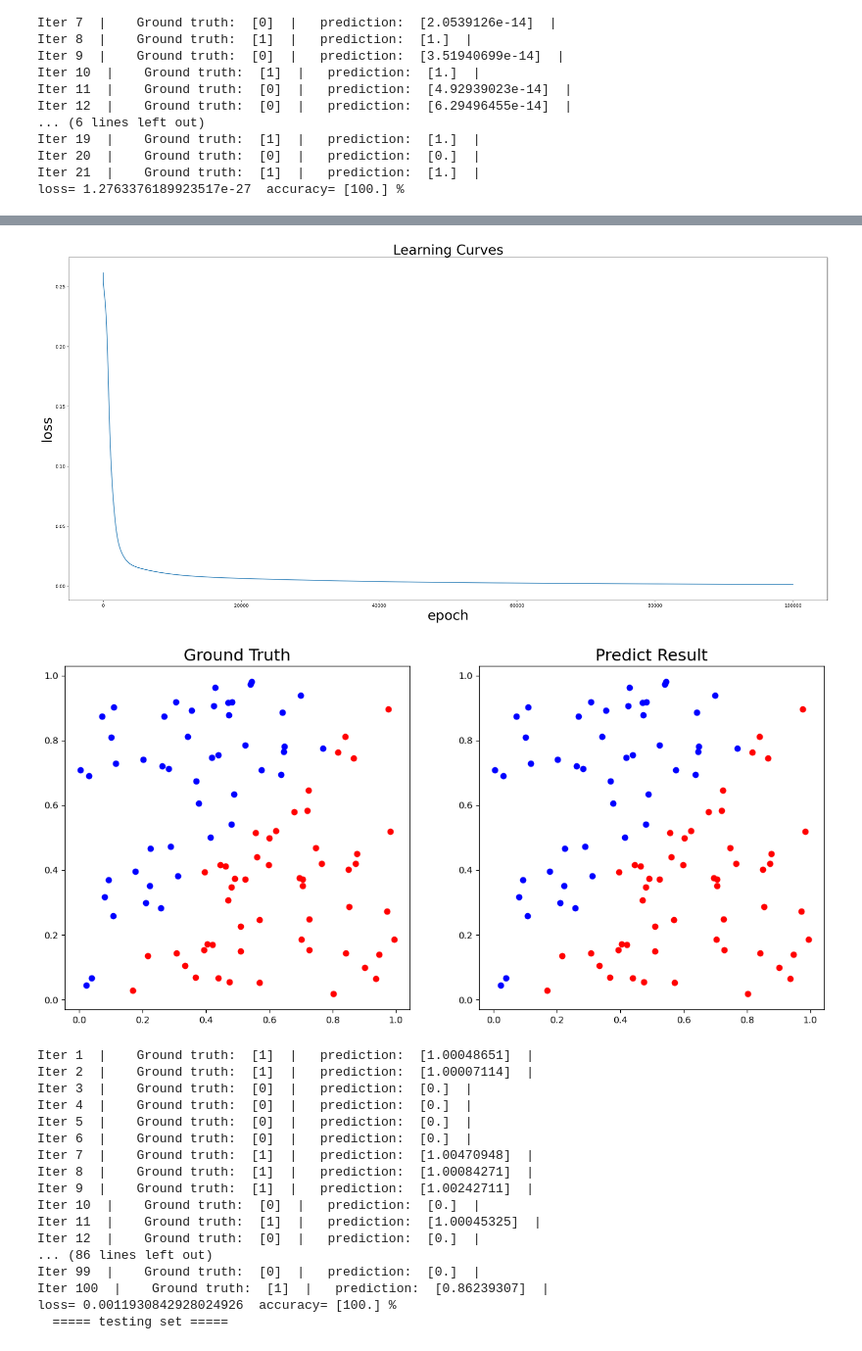
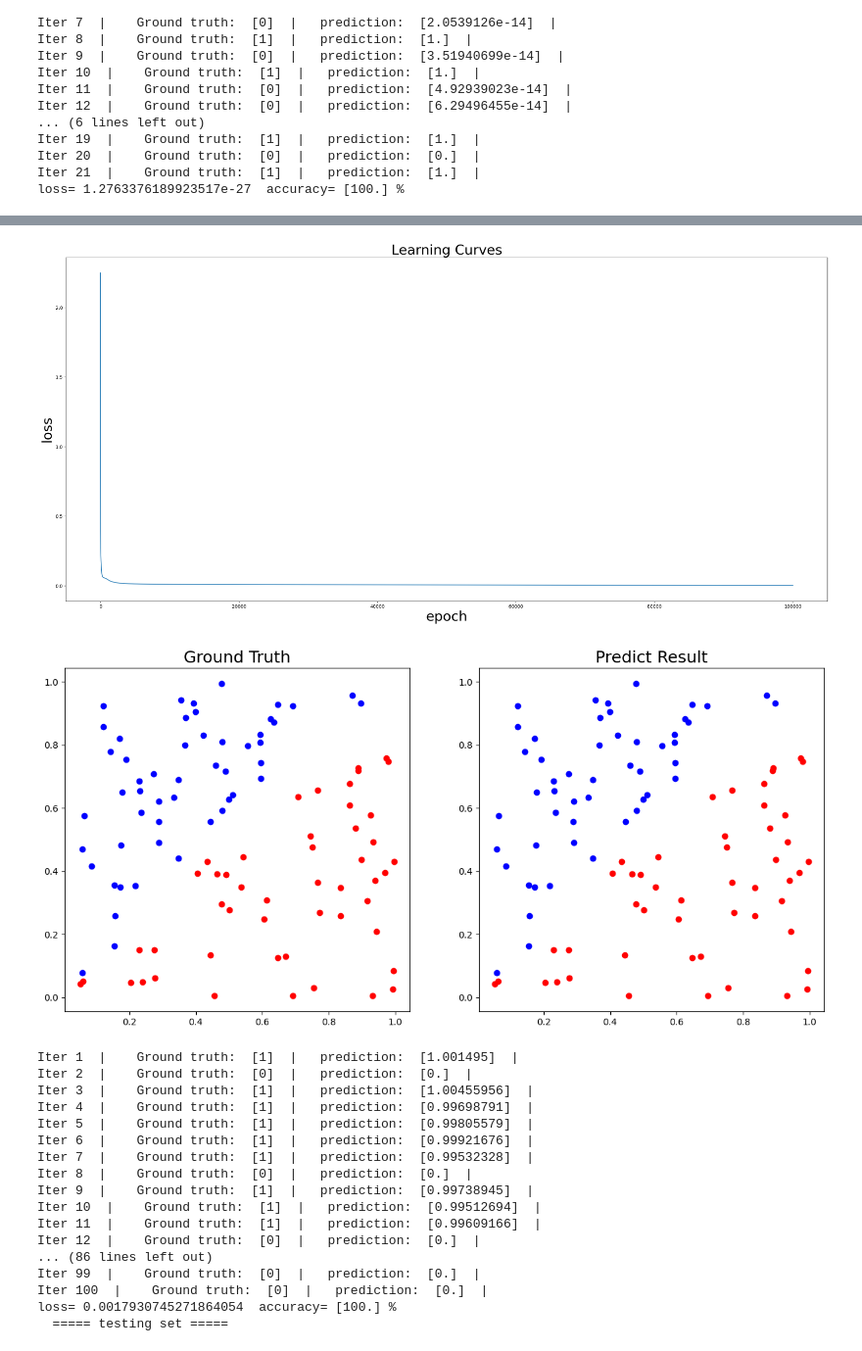
Before and after one commit to weiluohuang/DeepLearning, a Jupyter notebook: LAB1/LAB1_Source_code.ipynb, the cells around one changed output, grey strips where cells are left out. Shown at 98% size. Saved outputs shown, nothing was run; the diff lists cells and outputs as text; code cells hidden in the pictures.

```diff
--- a/LAB1/LAB1_Source_code.ipynb
+++ b/LAB1/LAB1_Source_code.ipynb
@@ -82,8 +82,8 @@ class layer:
         self.output_size = output_size
         self.activate = activate
         self.gradient = 0
-        self.w = np.random.uniform(-1, 1, (input_size, output_size))
-        self.b = np.random.uniform(-1, 1, (1, output_size))
+        self.w = np.random.normal(-1, 1, (input_size, output_size))
+        self.b = np.random.normal(-1, 1, (1, output_size))
         self.a = []
         self.z = []
 
@@ -102,6 +102,8 @@ class layer:
             gradient *= derivative_sigmoid(self.z)
         elif self.activate == "ReLU":
             gradient *= derivative_ReLU(self.z)
+        else:
+            gradient *= np.ones(self.z.shape)
 
         self.w -= learning_rate * np.dot(self.x.T, gradient)
         self.b -= learning_rate * np.sum(gradient, axis = 0)
@@ -148,7 +150,7 @@ class MLP:
         self.hidden1.forward(x)
         self.hidden2.forward(self.hidden1.z)
         self.output.forward(self.hidden2.z)
-        loss = self.cost(ground_truth)
+        loss, grad = self.cost(ground_truth)
         print("  ===== testing set =====  ")
         show_result(x, ground_truth, self.output.z)
         for i in range(ground_truth.size):
@@ -369,7 +371,7 @@ Iter 21  |    Ground truth:  [1]  |   prediction:  [1.]  |
 loss= 1.2763376189923517e-27  accuracy= [100.] %
 # %%
 x2, y2 = generate_linear()
-model = MLP(hidden_size = 5,activate = "ReLU", learning_rate = 0.01)
+model = MLP(hidden_size = 5,activate = "ReLU", learning_rate = 0.1)
 model.train(x2, y2, epoch = 100000)
 testx, testy = generate_linear(n = 10000)
 model.test(testx, testy)
@@ -397,19 +399,19 @@ epoch  95000  loss :  0.0013234956509271352
-[figure, old version]
+[figure, new version]
-[figure, old version]
+[figure, new version]
-Iter 1  |    Ground truth:  [1]  |   prediction:  [1.00048651]  |
-Iter 2  |    Ground truth:  [1]  |   prediction:  [1.00007114]  |
-Iter 3  |    Ground truth:  [0]  |   prediction:  [0.]  |
-Iter 4  |    Ground truth:  [0]  |   prediction:  [0.]  |
-Iter 5  |    Ground truth:  [0]  |   prediction:  [0.]  |
-Iter 6  |    Ground truth:  [0]  |   prediction:  [0.]  |
-Iter 7  |    Ground truth:  [1]  |   prediction:  [1.00470948]  |
-Iter 8  |    Ground truth:  [1]  |   prediction:  [1.00084271]  |
-Iter 9  |    Ground truth:  [1]  |   prediction:  [1.00242711]  |
-Iter 10  |    Ground truth:  [0]  |   prediction:  [0.]  |
-Iter 11  |    Ground truth:  [1]  |   prediction:  [1.00045325]  |
+Iter 1  |    Ground truth:  [1]  |   prediction:  [1.001495]  |
+Iter 2  |    Ground truth:  [0]  |   prediction:  [0.]  |
+Iter 3  |    Ground truth:  [1]  |   prediction:  [1.00455956]  |
+Iter 4  |    Ground truth:  [1]  |   prediction:  [0.99698791]  |
+Iter 5  |    Ground truth:  [1]  |   prediction:  [0.99805579]  |
+Iter 6  |    Ground truth:  [1]  |   prediction:  [0.99921676]  |
+Iter 7  |    Ground truth:  [1]  |   prediction:  [0.99532328]  |
+Iter 8  |    Ground truth:  [0]  |   prediction:  [0.]  |
+Iter 9  |    Ground truth:  [1]  |   prediction:  [0.99738945]  |
+Iter 10  |    Ground truth:  [1]  |   prediction:  [0.99512694]  |
+Iter 11  |    Ground truth:  [1]  |   prediction:  [0.99609166]  |
 Iter 12  |    Ground truth:  [0]  |   prediction:  [0.]  |
 ... (86 lines left out)
 Iter 99  |    Ground truth:  [0]  |   prediction:  [0.]  |
-Iter 100  |    Ground truth:  [1]  |   prediction:  [0.86239307]  |
-loss= 0.0011930842928024926  accuracy= [100.] %
+Iter 100  |    Ground truth:  [0]  |   prediction:  [0.]  |
+loss= 0.0017930745271864054  accuracy= [100.] %
   ===== testing set =====
```
Also changed, not shown: parts of 5 cells of this notebook.
